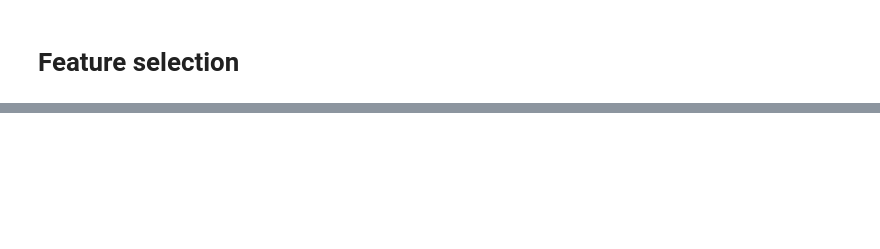
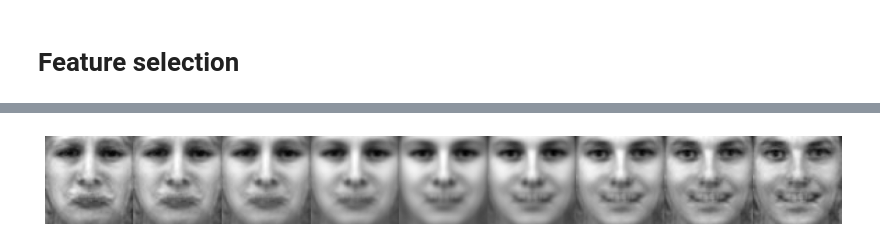
Before and after one commit to rebeccadf/Cognitive-modelling-HW2, a Jupyter notebook: analysis.ipynb, the cells around one changed output, grey strips where cells are left out. Cells and saved outputs as stored; diff of their text form; code cells hidden in the pictures; blank space fills up the shorter version.

Commit message:
generated samples

```diff
--- a/analysis.ipynb
+++ b/analysis.ipynb
@@ -102,0 +113,24 @@ print(idx)
+# %%
+alfa = (ranges_r - delta)/(np.linalg.norm(beta))**2
+# %%
+generated = alfa* np.repeat(beta, len(alfa)).reshape(len(beta), len(alfa))
+# %%
+generated = generated.T
+# %%
+generated_pca = sfs.inverse_transform(generated)
+# %%
+list_img = []
+for i,g in enumerate(generated_pca):
+    img = pca.inverse_transform(g).reshape(64,64) + mean_image
+    Image.fromarray(img).convert("L").save(f'generated/{i}.png', 'PNG')
+    list_img.append(img)
+
+f, axarr = plt.subplots(1,9, figsize=(15,7))
+plt.subplots_adjust(wspace=0,
+            hspace=0)
+for i in range(9):
+    axarr[i].axis('off')
+    axarr[i].imshow(list_img[i], cmap="gray")
+plt.show()
+# %% [output]
+[figure, added]
```
Also changed, not shown: parts of 10 cells of this notebook, 10 other files.
